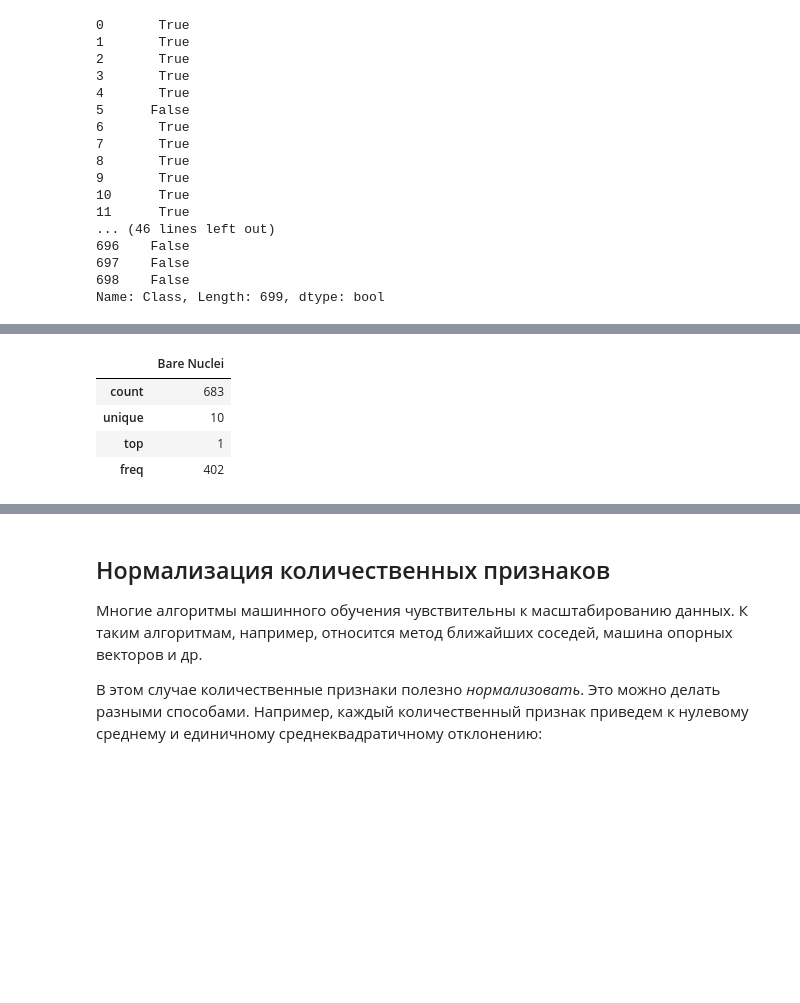
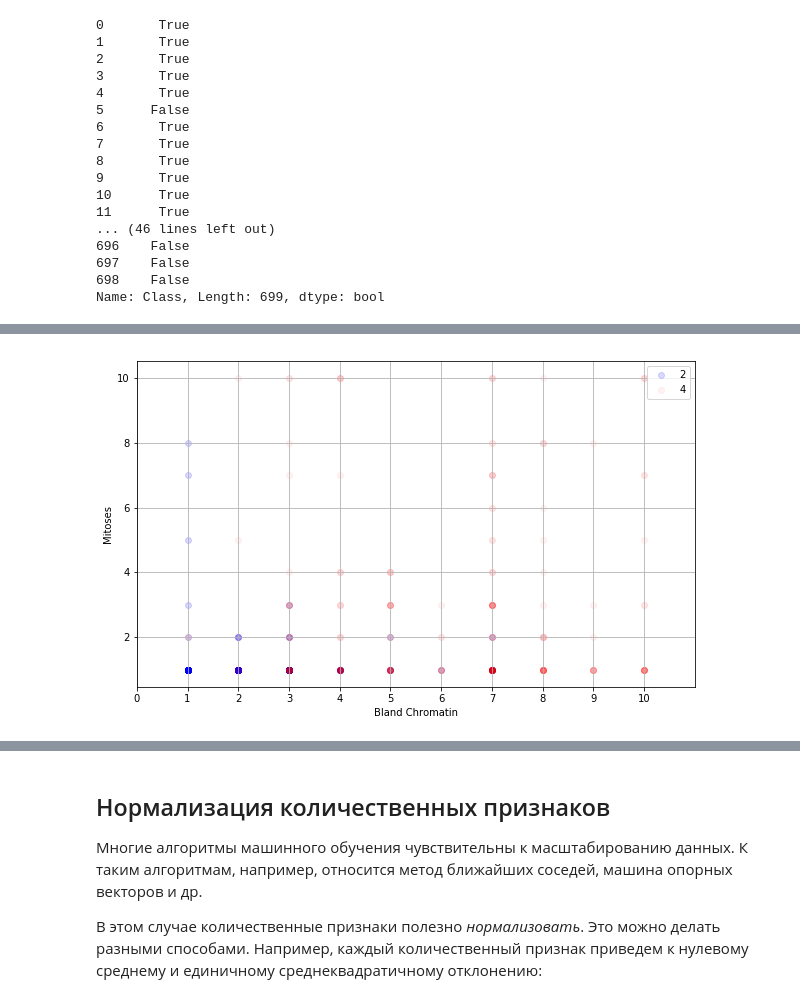
Before and after one commit to annyl/ML_course, a Jupyter notebook: Lab_1.ipynb, the cells around one changed output, grey strips where cells are left out. Cells and saved outputs as stored; diff of their text form; code cells hidden in the pictures; blank space fills up the shorter version.

```diff
--- a/Lab_1.ipynb
+++ b/Lab_1.ipynb
@@ -157,11 +205,26 @@ plt.grid()
-# %%
-data.describe(include = ['object'])
-# %% [output]
-|  | Bare Nuclei |
-| count | 683 |
-| unique | 10 |
-| top | 1 |
-| freq | 402 |
+# %%
+plt.figure(figsize = (10, 6))
+
+plt.scatter(data[data['Class'] == 2]['Bland Chromatin'],
+            data[data['Class'] == 2]['Mitoses'],
+            alpha = 0.15,
+            label = 2,
+            color = 'b')
+
+plt.scatter(data[data['Class'] == 4]['Bland Chromatin'],
+            data[data['Class'] == 4]['Mitoses'],
+            alpha = 0.05,
+            label = 4,
+            color = 'r')
+
+plt.xlabel('Bland Chromatin')
+plt.xticks(range(11))
+plt.xlim(0, 11)
+plt.ylabel('Mitoses')
+plt.legend()
+plt.grid()
+# %% [output]
+[figure, added]
 # %%
 data.describe(include = 'all')
 # %% [output]
```
Also changed, not shown: parts of 34 cells of this notebook.
